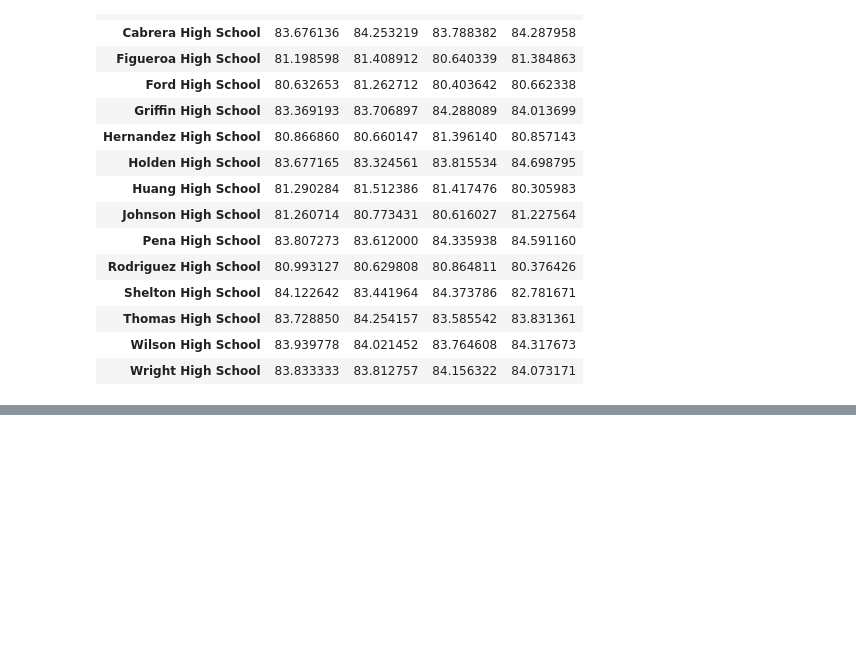
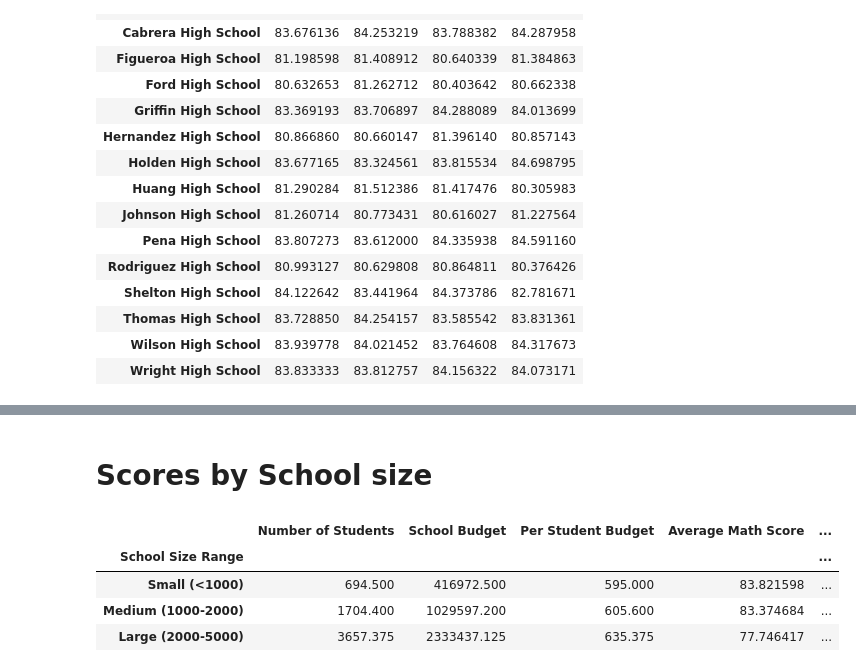
Before and after one commit to Corters22/Pandas_Challenge, a Jupyter notebook: PyCitySchools.ipynb, the cells around one changed output, grey strips where cells are left out. Cells and saved outputs as stored; diff of their text form; code cells hidden in the pictures; blank space fills up the shorter version.

```diff
--- a/PyCitySchools.ipynb
+++ b/PyCitySchools.ipynb
@@ -281,0 +319,16 @@ avg_read_by_grade
+# %% [markdown]
+# Scores by School size
+# %%
+#create bins for school size ranges
+bins = [0, 1000, 2000, 5000]
+bin_names = ["Small (<1000)", "Medium (1000-2000)", "Large (2000-5000)"]
+#adding column with size ranges
+school_summary_df["School Size Range"] = pd.cut(school_summary_df["Number of Students"], bins, labels=bin_names, include_lowest=True)
+#grouped by size ranges
+grouped_by_size = school_summary_df.groupby("School Size Range")
+# %% [output]
+|  | Number of Students | School Budget | Per Student Budget | Average Math Score | ... |
+| School Size Range |  |  |  |  | ... |
+| Small (<1000) | 694.500 | 416972.500 | 595.000 | 83.821598 | ... |
+| Medium (1000-2000) | 1704.400 | 1029597.200 | 605.600 | 83.374684 | ... |
+| Large (2000-5000) | 3657.375 | 2333437.125 | 635.375 | 77.746417 | ... |
```
Also changed, not shown: parts of 8 cells of this notebook.
